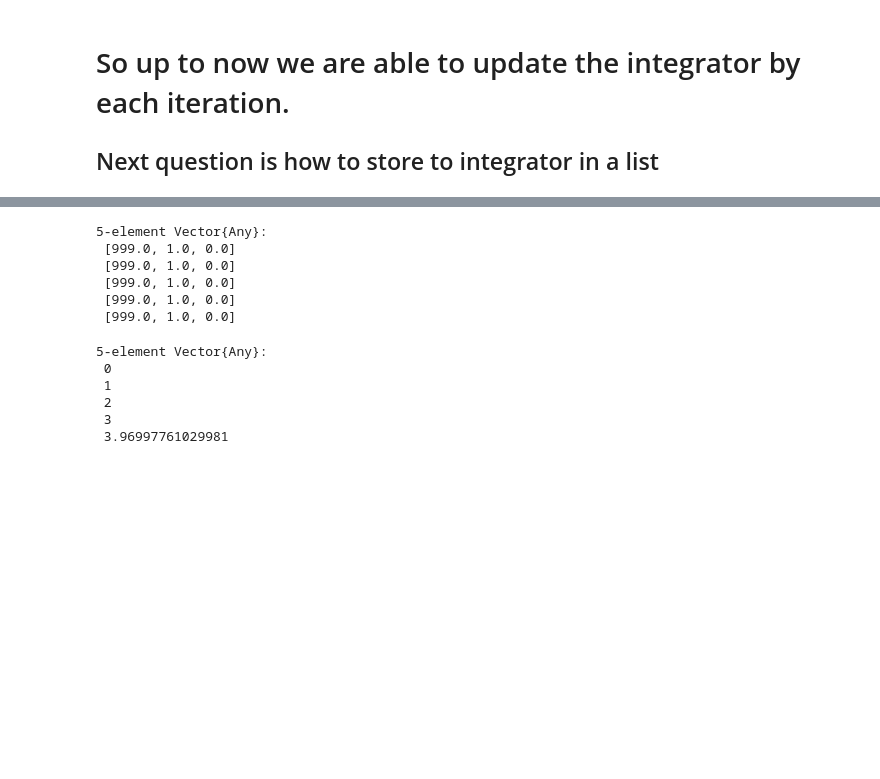
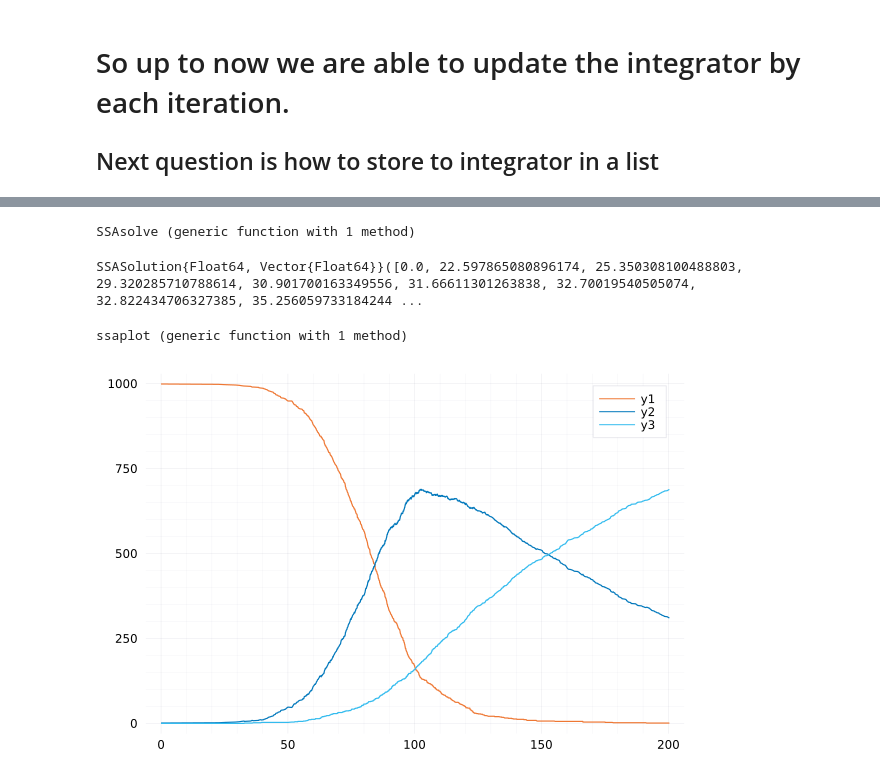
Before and after one commit to palmtree2013/DiffEqJump.jl, a Jupyter notebook: examples/test_Direct.ipynb, the cells around one changed output, grey strips where cells are left out. Saved outputs shown, nothing was run; the diff lists cells and outputs as text; code cells hidden in the pictures; blank space fills up the shorter version.

Commit message:
Direct Method

```diff
--- a/examples/test_Direct.ipynb
+++ b/examples/test_Direct.ipynb
@@ -468,0 +454,2 @@ Integrator{Float64}([997.0, 3.0, 0.0], 0.0, SciMLBase.NullParameters())
+# %%
+dja = initialize_dja(u0,t0,p,tspan,jumpset,Random.seed!(1234))
@@ -479,40 +475,36 @@ SSAIntegrator{Vector{Float64}, Float64, SciMLBase.NullParameters, SSASolution{An
 # %%
-using DiffEqBase
-function DiffEqBase.solve!(integrator)
-    end_time = integrator.end_time
-    integrator.t = end_time
-    if integrator.saveat !== nothing && !isempty(integrator.saveat)
-        # Split to help prediction
-        while integrator.cur_saveat <= length(integrator.saveat) &&
-           integrator.saveat[integrator.cur_saveat] < integrator.t
-
-            push!(integrator.sol.t,integrator.saveat[integrator.cur_saveat])
+function SSAsolve(u0,t0,p,tspan,jumpset;saveat=nothing,rng=Random.seed!(rand(UInt64)),save_end::Bool=true)
+    end_time = tspan[2]
+    integrator = initialize_ssaintegrator(u0,t0,p,tspan,saveat,save_end=save_end)
+    dja = initialize_dja(u0,t0,p,tspan,jumpset,rng)
+    if integrator.saveat == nothing || isempty(integrator.saveat)
+        while integrator.t < integrator.end_time
+            dja(integrator)
+            push!(integrator.sol.t,integrator.t)
             push!(integrator.sol.u,copy(integrator.u))
-            integrator.cur_saveat += 1
-
         end
     end
-
+    if integrator.saveat !== nothing && !isempty(integrator.saveat)
+    # Split to help prediction
+        while integrator.t < end_time
+            while integrator.cur_saveat <= length(integrator.saveat) &&
+                integrator.saveat[integrator.cur_saveat] < integrator.t
+                push!(integrator.sol.t,integrator.saveat[integrator.cur_saveat])
+                push!(integrator.sol.u,copy(integrator.u))
+                integrator.cur_saveat += 1
+            end
+            dja(integrator)
+        end
+    end
     if integrator.save_end && integrator.sol.t[end] != end_time
         push!(integrator.sol.t,end_time)
         push!(integrator.sol.u,copy(integrator.u))
     end
+    return integrator.sol
 end
+# %% [output]
+SSAsolve (generic function with 1 method)
-# %%
-solve!(ssaintegrator)
-# %% [output]
-5-element Vector{Any}:
- [999.0, 1.0, 0.0]
- [999.0, 1.0, 0.0]
- [999.0, 1.0, 0.0]
- [999.0, 1.0, 0.0]
- [999.0, 1.0, 0.0]
-# %%
-ssaintegrator.sol.t
-# %% [output]
-5-element Vector{Any}:
- 0
- 1
- 2
- 3
- 3.96997761029981
+# %%
+sol=SSAsolve(u0,t0,p,tspan,jumpset;rng=Random.seed!(1234))
+# %% [output]
+SSASolution{Float64, Vector{Float64}}([0.0, 22.597865080896174, 25.350308100488803, 29.320285710788614, 30.901700163349556, 31.66611301263838, 32.70019540505074, 32.822434706327385, 35.256059733184244 ...
@@ -518,0 +513,11 @@ ssaintegrator.sol.t
+# %%
+function ssaplot(sol::SSASolution)
+    n_species = length(sol.u[1])
+    plot(sol.t,[[sol.u[i][j] for i in eachindex(sol.u)] for j in 1:n_species])
+end
+# %% [output]
+ssaplot (generic function with 1 method)
+# %%
+ssaplot(sol)
+# %% [output]
+[figure, added]
```
Also changed, not shown: parts of 32 cells of this notebook.
